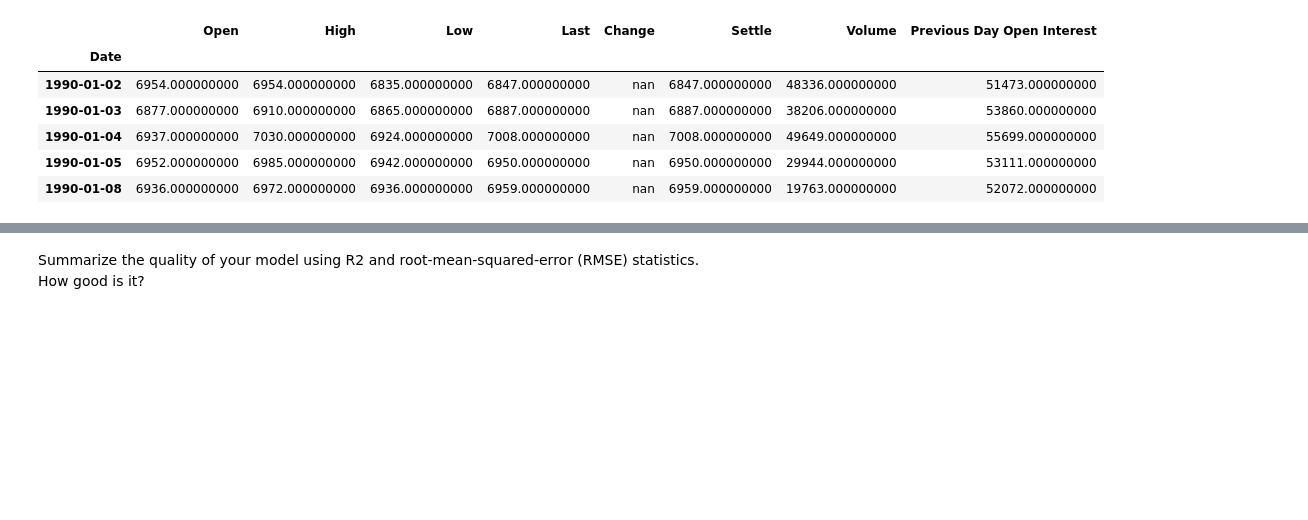
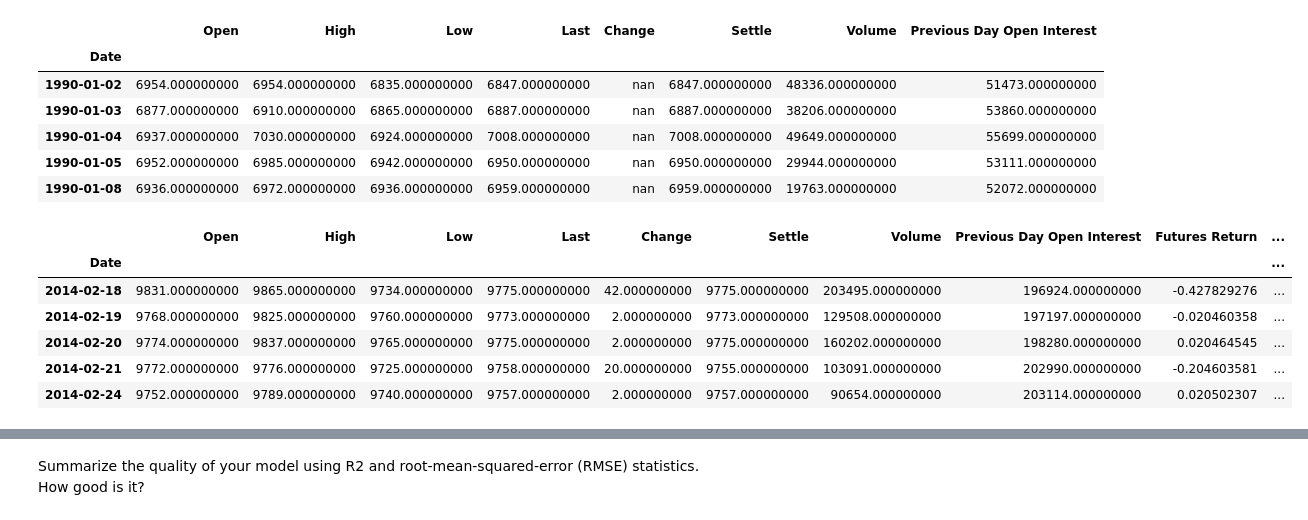
Before and after one commit to stragitech/Yen_Futures, a Jupyter notebook: time_series_analysis.ipynb, the cells around one changed output, grey strips where cells are left out. Drawn from its saved outputs; the diff is of its cells as text; code cells hidden in the pictures; blank space fills up the shorter version.

```diff
--- a/time_series_analysis.ipynb
+++ b/time_series_analysis.ipynb
@@ -134,2 +149,12 @@ X = fut["Lagged Return"].to_frame()
+# %%
+fut.head()
+# %% [output]
+|  | Open | High | Low | Last | Change | Settle | Volume | Previous Day Open Interest | Futures Return | ... |
+| Date |  |  |  |  |  |  |  |  |  | ... |
+| 2014-02-18 | 9831.000000000 | 9865.000000000 | 9734.000000000 | 9775.000000000 | 42.000000000 | 9775.000000000 | 203495.000000000 | 196924.000000000 | -0.427829276 | ... |
+| 2014-02-19 | 9768.000000000 | 9825.000000000 | 9760.000000000 | 9773.000000000 | 2.000000000 | 9773.000000000 | 129508.000000000 | 197197.000000000 | -0.020460358 | ... |
+| 2014-02-20 | 9774.000000000 | 9837.000000000 | 9765.000000000 | 9775.000000000 | 2.000000000 | 9775.000000000 | 160202.000000000 | 198280.000000000 | 0.020464545 | ... |
+| 2014-02-21 | 9772.000000000 | 9776.000000000 | 9725.000000000 | 9758.000000000 | 20.000000000 | 9755.000000000 | 103091.000000000 | 202990.000000000 | -0.204603581 | ... |
+| 2014-02-24 | 9752.000000000 | 9789.000000000 | 9740.000000000 | 9757.000000000 | 2.000000000 | 9757.000000000 | 90654.000000000 | 203114.000000000 | 0.020502307 | ... |
 # %%
 # Add into the X dataframe either a "dayofweek" or "weekofyear" column, (e.g., using X.index.weekofyear)
```
Also changed, not shown: parts of 9 cells of this notebook.
